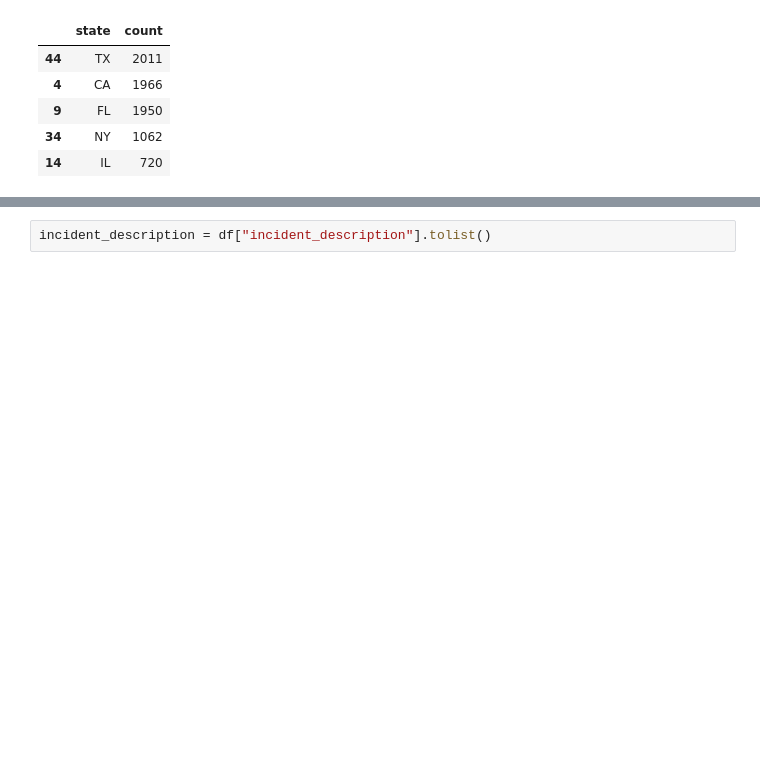
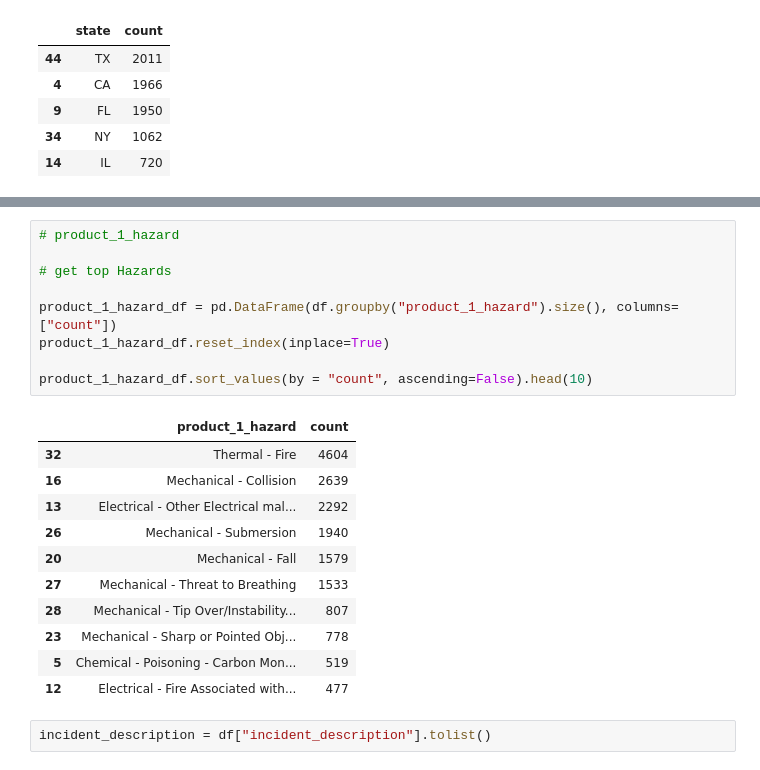
Before and after one commit to MeetPatel2001/CPSC-Applied-ML-, a Jupyter notebook: CPSC.ipynb, the cells around one changed output, grey strips where cells are left out. Cells and saved outputs as stored; diff of their text form; blank space fills up the shorter version.

```diff
--- a/CPSC.ipynb
+++ b/CPSC.ipynb
@@ -123,3 +138,24 @@ product_df.sort_values(by = "count", ascending=False).head(10)
+# %%
+# product_1_hazard
+
+# get top Hazards
+
+product_1_hazard_df = pd.DataFrame(df.groupby("product_1_hazard").size(), columns=["count"])
+product_1_hazard_df.reset_index(inplace=True)
+
+product_1_hazard_df.sort_values(by = "count", ascending=False).head(10)
+# %% [output]
+|  | product_1_hazard | count |
+| 32 | Thermal - Fire | 4604 |
+| 16 | Mechanical - Collision | 2639 |
+| 13 | Electrical - Other Electrical mal... | 2292 |
+| 26 | Mechanical - Submersion | 1940 |
+| 20 | Mechanical - Fall | 1579 |
+| 27 | Mechanical - Threat to Breathing | 1533 |
+| 28 | Mechanical - Tip Over/Instability... | 807 |
+| 23 | Mechanical - Sharp or Pointed Obj... | 778 |
+| 5 | Chemical - Poisoning - Carbon Mon... | 519 |
+| 12 | Electrical - Fire Associated with... | 477 |
 # %%
 incident_description = df["incident_description"].tolist()
 # %%
```
Also changed, not shown: parts of 11 cells of this notebook.
